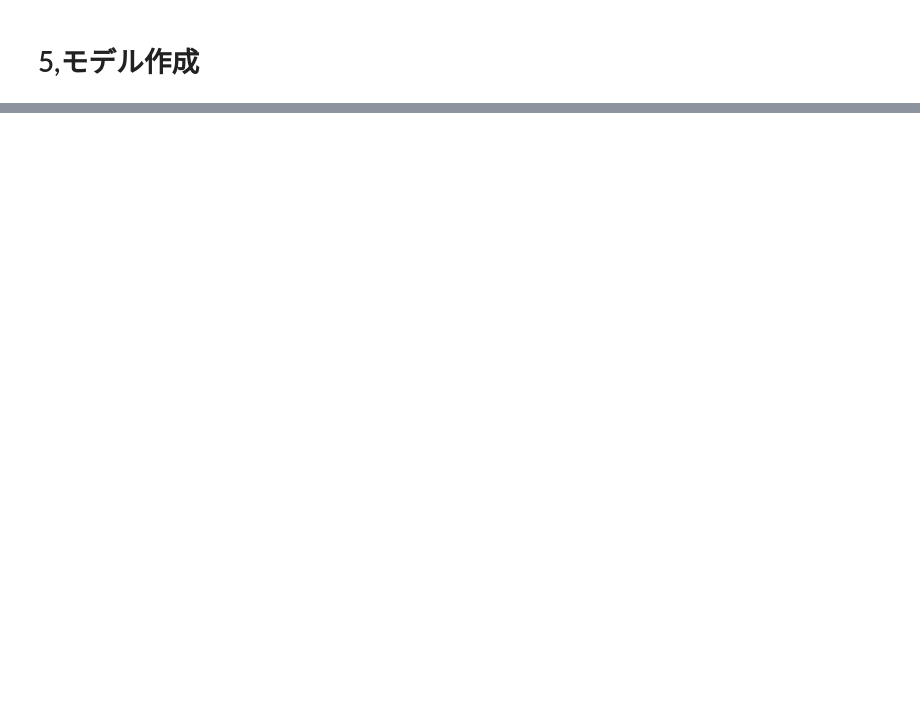
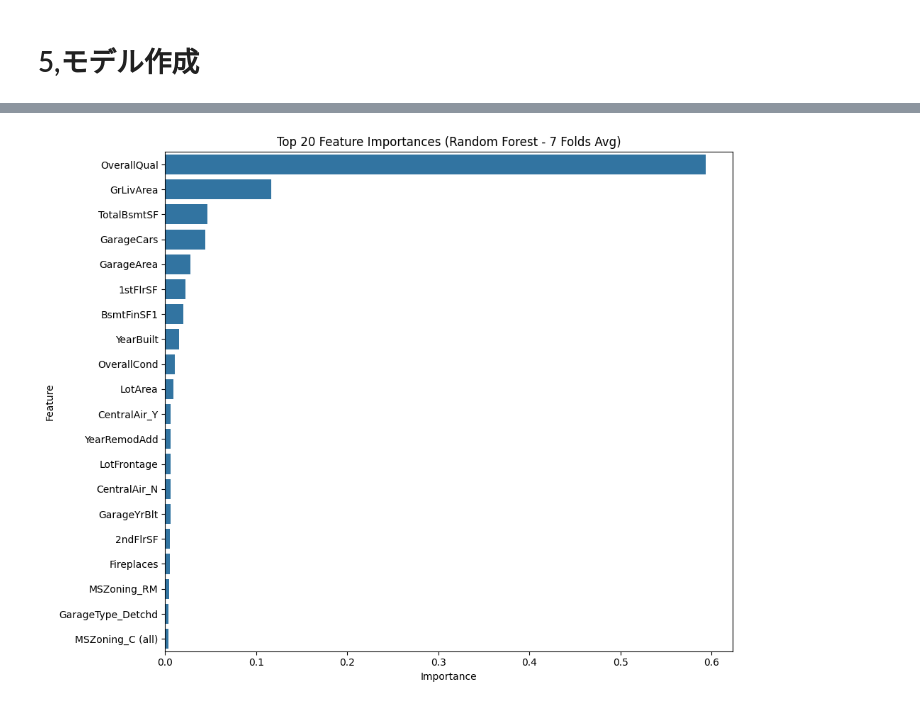
Before and after one commit to luciaeri/My-first-kaggle-_House-Prices, a Jupyter notebook: House_Prices.ipynb, the cells around one changed output, grey strips where cells are left out. Drawn from its saved outputs; the diff is of its cells as text; code cells hidden in the pictures; blank space fills up the shorter version.

Commit message:
DAY 6 終了
モデルをrandomforest,lightgbm,catboost(encoding済みと無しの二つ)の合計4種類をつくった
そして初めて一番良かったcatboostのencoding済みモデルを提出した。
スコアは0.12876だった。

```diff
--- a/House_Prices.ipynb
+++ b/House_Prices.ipynb
@@ -897,0 +918,3 @@ memory usage: 830.8 KB
+# %%
+# 学習前に SalePrice を対数に変換
+y_train_log = np.log1p(train_encoding['SalePrice'])
@@ -897,0 +941,70 @@ memory usage: 830.8 KB
+# %%
+# 1. 特徴量(X)と目的変数(y)の準備
+drop_cols = ['SalePrice']
+
+X = train_encoding.drop(columns=drop_cols)
+y = y_train_log  # 対数変換済みのターゲット
+
+# train_test_split から KFold へ ---
+n_splits = 7
+# shuffle=True でデータをランダムにシャッフルしてから分割します
+kf = KFold(n_splits=n_splits, shuffle=True, random_state=42)
+
+# 各Foldのスコアと特徴量重要度を保存するための空リスト・配列
+train_scores = []
+valid_scores = []
+feature_importances = np.zeros(X.shape[1])
+
+print(f"=== {n_splits}分割 交差検証を開始 ===")
+
+# ループで分割・学習・評価を繰り返す
+for fold, (train_idx, val_idx) in enumerate(kf.split(X, y)):
+    # データの分割 (ilocを使って行番号で抽出)
+    X_train, y_train = X.iloc[train_idx], y.iloc[train_idx]
+    X_val, y_val = X.iloc[val_idx], y.iloc[val_idx]
+
+    # モデルの構築と学習
+    rf = RandomForestRegressor(n_estimators=200, max_depth=6, random_state=42)
+    rf.fit(X_train, y_train)
+
+    # 予測
+    pred_train = rf.predict(X_train)
+    pred_val = rf.predict(X_val)
+
+    # 評価 (RMSE = RMSLE)
+    rmse_train = np.sqrt(mean_squared_error(y_train, pred_train))
+    rmse_val = np.sqrt(mean_squared_error(y_val, pred_val))
+
+    # スコアの保存
+    train_scores.append(rmse_train)
+    valid_scores.append(rmse_val)
+
+    # 特徴量重要度の加算（最後に分割数で割って平均をとるため）
+    feature_importances += rf.feature_importances_ / n_splits
+
+    # 各Foldの結果を表示
+    print(f"Fold {fold+1} | Train: {rmse_train:.5f} | Valid: {rmse_val:.5f} | GAP: {rmse_val - rmse_train:.5f}")
+
+# 全体の平均スコアを計算
+mean_train_score = np.mean(train_scores)
+mean_valid_score = np.mean(valid_scores)
+
+print("\n=== モデルの総合評価（KFold平均） ===")
+print(f"Mean Train Score : {mean_train_score:.5f}")
+print(f"Mean Valid Score : {mean_valid_score:.5f}")
+print(f"Mean GAP (過学習) : {mean_valid_score - mean_train_score:.5f}")
+print("==================================\n")
+
+# 5. Feature Importance（特徴量重要度）の表示
+importance_df = pd.DataFrame({
+    'Feature': X.columns,
+    'Importance': feature_importances
+}).sort_values(by='Importance', ascending=False)
+
+# 上位20個をグラフ化
+plt.figure(figsize=(10, 8))
+sns.barplot(x='Importance', y='Feature', data=importance_df.head(20))
+plt.title(f'Top 20 Feature Importances (Random Forest - {n_splits} Folds Avg)')
+plt.tight_layout()
+plt.show()
+# %% [output]
@@ -897,0 +1025 @@ memory usage: 830.8 KB
+[figure, added]
```
Also changed, not shown: parts of 34 cells of this notebook.
